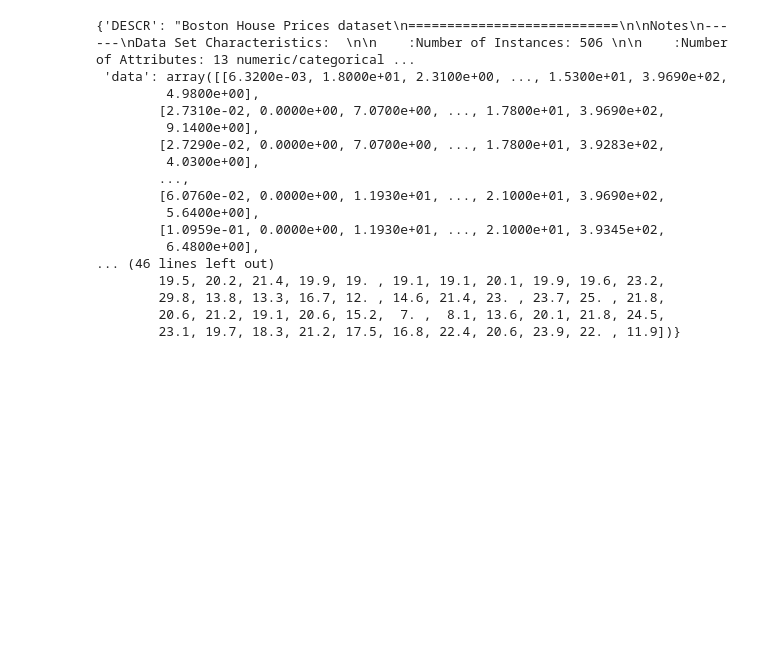
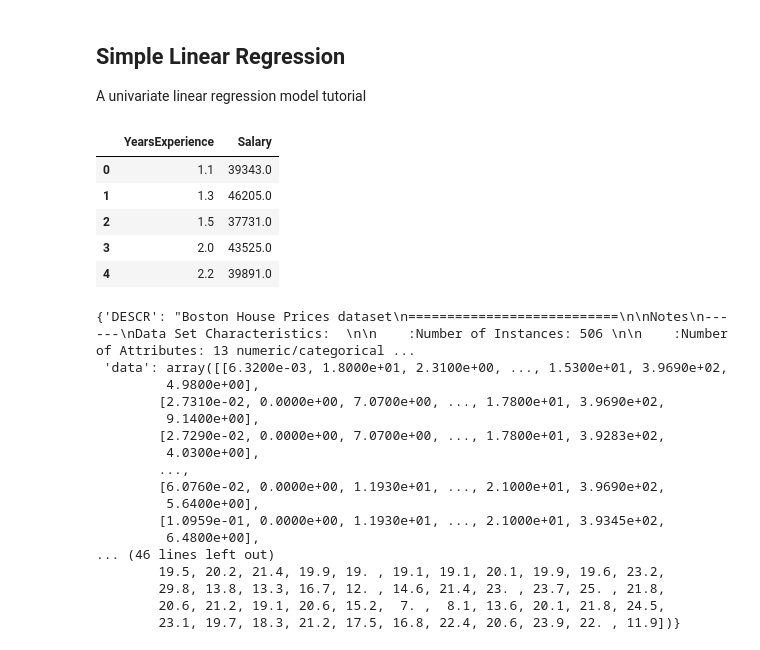
Before and after one commit to praveengurrapu/MLCourse, a Jupyter notebook: generalized_linear_models/Linear Regression.ipynb, the cells around one changed output. Saved outputs shown, nothing was run; the diff lists cells and outputs as text; code cells hidden in the pictures; blank space fills up the shorter version.

```diff
--- a/generalized_linear_models/Linear Regression.ipynb
+++ b/generalized_linear_models/Linear Regression.ipynb
@@ -5,0 +6,13 @@ from sklearn.cross_validation import train_test_split
+# %% [markdown]
+## Simple Linear Regression
+A univariate linear regression model tutorial
+# %%
+df = pd.read_csv('./data/salaryData.csv')
+df.head()
+# %% [output]
+|  | YearsExperience | Salary |
+| 0 | 1.1 | 39343.0 |
+| 1 | 1.3 | 46205.0 |
+| 2 | 1.5 | 37731.0 |
+| 3 | 2.0 | 43525.0 |
+| 4 | 2.2 | 39891.0 |
```
Also changed, not shown: parts of 2 cells of this notebook.
